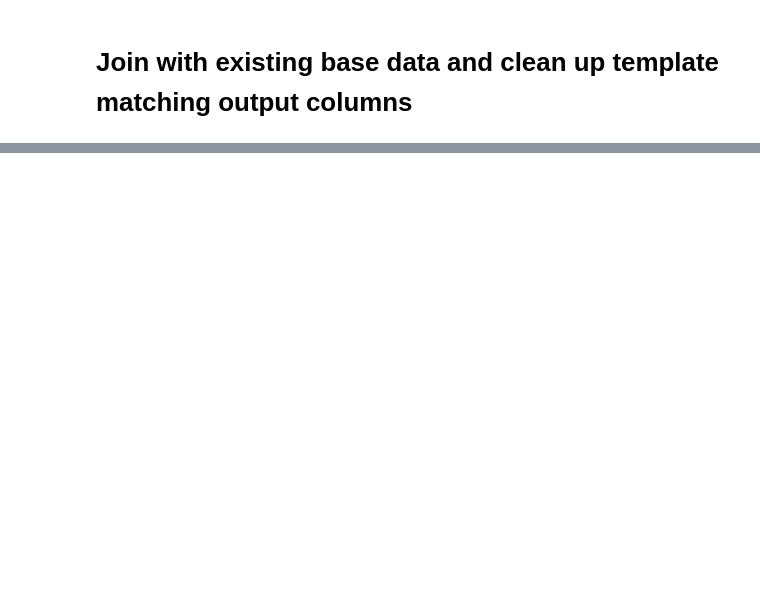
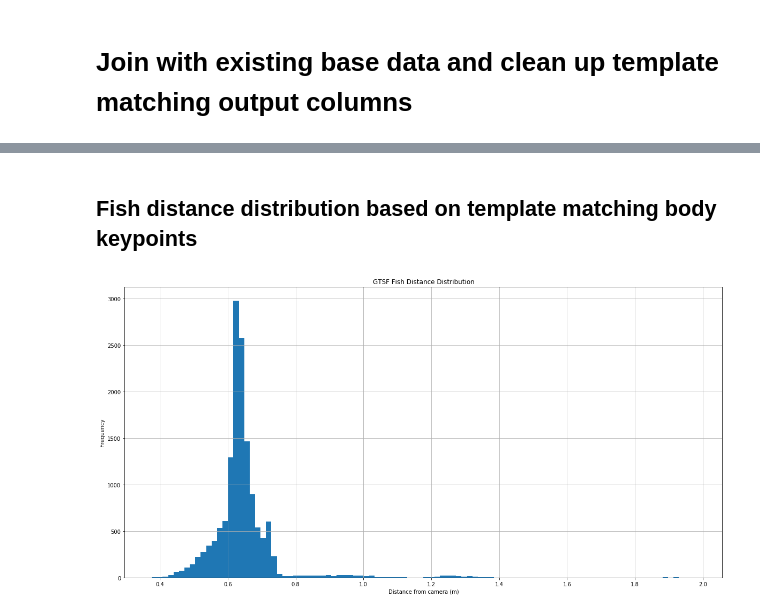
Before and after one commit to isabellafaccone/aquabytePersonal, a Jupyter notebook: alok/biomass_estimation/gtsf_nn/nn_keypoints_template_matching/2019-11-01 -- GTSF PySpark Template Matching.ipynb, the cells around one changed output, grey strips where cells are left out. Drawn from its saved outputs; the diff is of its cells as text; code cells hidden in the pictures; blank space fills up the shorter version.

```diff
--- a/alok/biomass_estimation/gtsf_nn/nn_keypoints_template_matching/2019-11-01 -- GTSF PySpark Template Matching.ipynb
+++ b/alok/biomass_estimation/gtsf_nn/nn_keypoints_template_matching/2019-11-01 -- GTSF PySpark Template Matching.ipynb
@@ -41,2 +72,28 @@ ArrowNotImplementedError: Nested data conversions not implemented for chunked ar
 # %% [markdown]
 <h1> Join with existing base data and clean up template matching output columns </h1>
+# %%
+pdf['homography'] = pdf.homography_and_matches.apply(lambda x: np.array(x[0].tolist(), dtype=np.float))
+pdf['matches'] = pdf.homography_and_matches.apply(lambda x: np.array(x[1].tolist(), dtype=np.int) if len(x) > 1 else None)
+# %%
+def get_fish_distance_from_camera(matches, cm):
+    distances = []
+    for idx in range(len(matches)):
+        x1, y1, x2, y2 = matches[idx]
+        disp = abs(x1 - x2)
+        dist = depth_from_disp(disp, cm)
+        distances.append(dist)
+    return np.mean(dist)
+# %%
+fish_distances = []
+row_count = 0
+for idx, row in pdf.iterrows():
+    matches = row.matches
+    cm = json.loads(row.camera_metadata)
+    if matches is not None:
+        fish_distance = get_fish_distance_from_camera(matches, cm)
+        fish_distances.append(fish_distance)
+    else:
+        fish_distances.append(None)
+    if row_count % 100 == 0:
+        print(row_count)
+    row_count += 1
@@ -42,0 +118,2 @@ ArrowNotImplementedError: Nested data conversions not implemented for chunked ar
+# %%
+pdf['fish_distance'] = fish_distances
@@ -42,0 +122,13 @@ ArrowNotImplementedError: Nested data conversions not implemented for chunked ar
+# %% [markdown]
+<h2> Fish distance distribution based on template matching body keypoints </h2>
+# %%
+plt.figure(figsize=(20, 10))
+mask = pdf.fish_distance < 2.0
+plt.hist(pdf[mask].fish_distance, bins=100)
+plt.title('GTSF Fish Distance Distribution')
+plt.xlabel('Distance from camera (m)')
+plt.ylabel('Frequency')
+plt.grid()
+plt.show()
+# %% [output]
+[figure, added]
```
Also changed, not shown: parts of 11 cells of this notebook, 9 other files.
